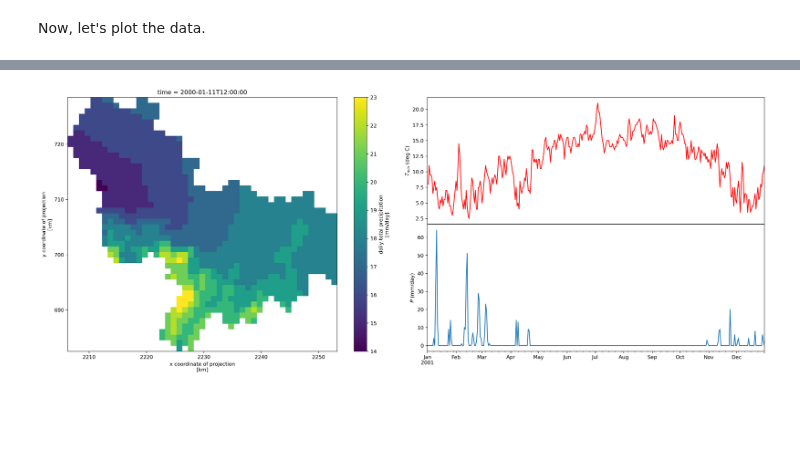
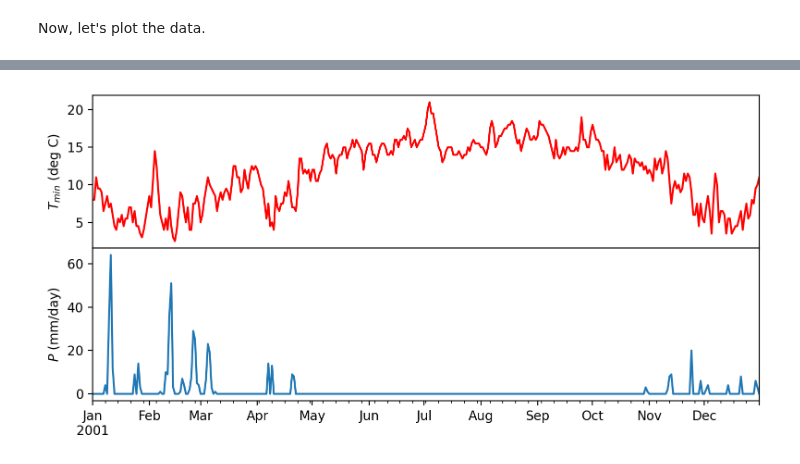
Before and after one commit to hyriver/pygeohydro, a Jupyter notebook: docs/examples/daymet.ipynb, the cells around one changed output, grey strips where cells are left out. Cells and saved outputs as stored; diff of their text form; code cells hidden in the pictures; blank space fills up the shorter version.

```diff
--- a/docs/examples/daymet.ipynb
+++ b/docs/examples/daymet.ipynb
@@ -31,19 +35,14 @@ Now, let's plot the data.
 # %%
-fig = plt.figure(figsize=(20, 8), dpi=300)
+fig = plt.figure(figsize=(8, 4), dpi=200)
 
-gs = fig.add_gridspec(2, 2)
-
-ax = fig.add_subplot(gs[:, 0])
-clm_g.prcp.isel(time=10).plot(ax=ax)
-ax.set_aspect("auto")
-
-axes = gs[:,1].subgridspec(2, 1, hspace=0).subplots(sharex=True)
+gs = fig.add_gridspec(1, 2)
+axes = gs[:].subgridspec(2, 1, hspace=0).subplots(sharex=True)
 clm_p["tmin (deg c)"].plot(ax=axes[0], color="r")
 axes[0].set_ylabel("$T_{min}$ (deg C)")
 axes[0].xaxis.set_ticks_position('none')
 clm_p["prcp (mm/day)"].plot(ax=axes[1])
 axes[1].set_ylabel("$P$ (mm/day)")
 
 plt.tight_layout()
 # %% [output]
-[figure, old version]
+[figure, new version]
```
Also changed, not shown: parts of 1 cell of this notebook, 9 other files.
